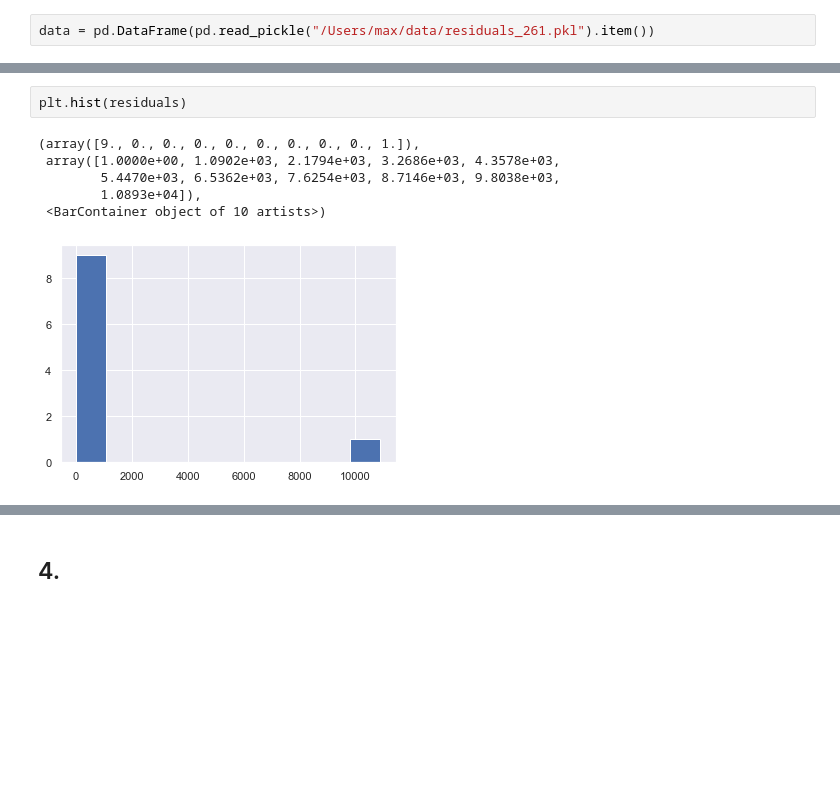
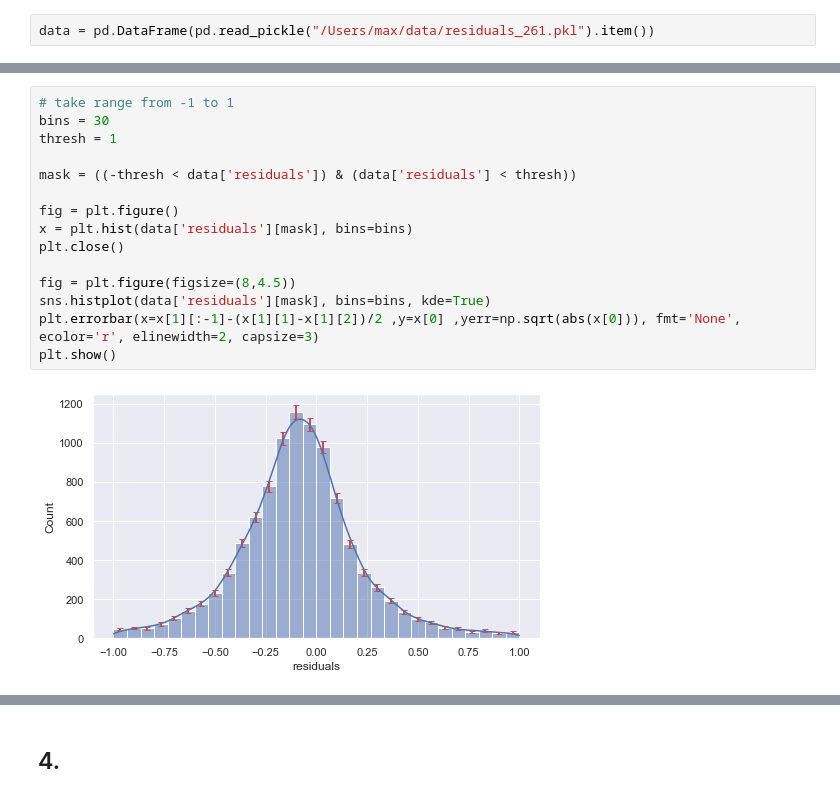
Before and after one commit to maxhoeth/LaboratoryOfComputationalPhysics_Y4, a Jupyter notebook: ex_08_maxhoeth.ipynb, the cells around one changed output, grey strips where cells are left out. Saved outputs shown, nothing was run; the diff lists cells and outputs as text; blank space fills up the shorter version.

```diff
--- a/ex_08_maxhoeth.ipynb
+++ b/ex_08_maxhoeth.ipynb
@@ -149,9 +147,17 @@ residuals
 # %%
-plt.hist(residuals)
+# take range from -1 to 1
+bins = 30
+thresh = 1
+
+mask = ((-thresh < data['residuals']) & (data['residuals'] < thresh))
+
+fig = plt.figure()
+x = plt.hist(data['residuals'][mask], bins=bins)
+plt.close()
+
+fig = plt.figure(figsize=(8,4.5))
+sns.histplot(data['residuals'][mask], bins=bins, kde=True)
+plt.errorbar(x=x[1][:-1]-(x[1][1]-x[1][2])/2 ,y=x[0] ,yerr=np.sqrt(abs(x[0])), fmt='None', ecolor='r', elinewidth=2, capsize=3)
+plt.show()
 # %% [output]
-(array([9., 0., 0., 0., 0., 0., 0., 0., 0., 1.]),
- array([1.0000e+00, 1.0902e+03, 2.1794e+03, 3.2686e+03, 4.3578e+03,
-        5.4470e+03, 6.5362e+03, 7.6254e+03, 8.7146e+03, 9.8038e+03,
-        1.0893e+04]),
- <BarContainer object of 10 artists>)
-[figure, old version]
+[figure, new version]
```
Also changed, not shown: parts of 15 cells of this notebook.
